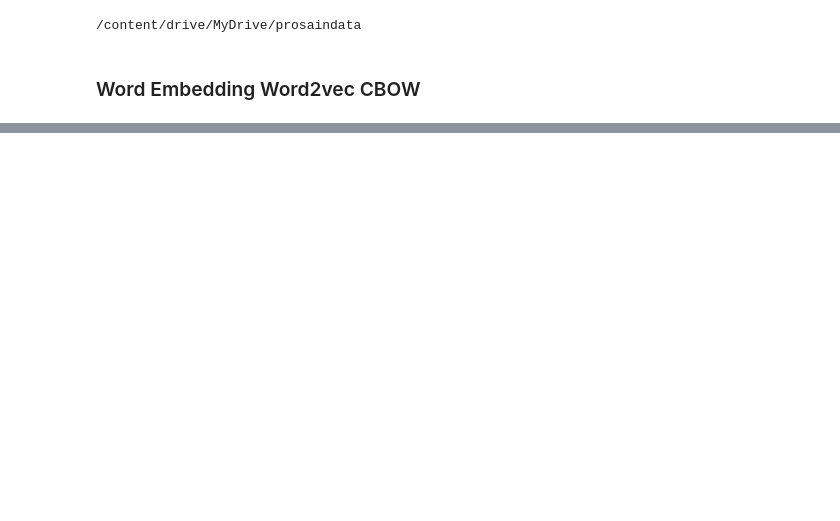
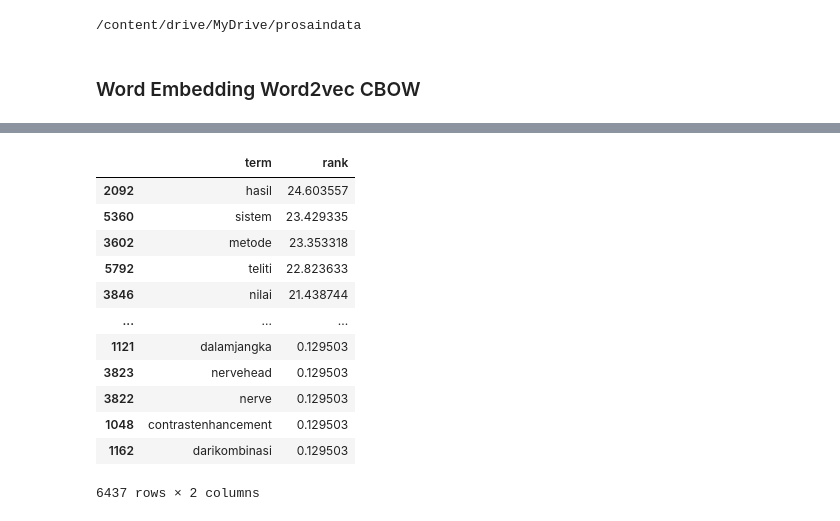
Before and after one commit to ArbilShofiyurrahman/prosaindata, a Jupyter notebook: _sources/tugas-prosaindata/21-016_Arbil Shofiyurrahman_UTS.ipynb, the cells around one changed output, grey strips where cells are left out. Cells and saved outputs as stored; diff of their text form; code cells hidden in the pictures; blank space fills up the shorter version.

```diff
--- a/_sources/tugas-prosaindata/21-016_Arbil Shofiyurrahman_UTS.ipynb
+++ b/_sources/tugas-prosaindata/21-016_Arbil Shofiyurrahman_UTS.ipynb
@@ -459,0 +522,27 @@ sim_words
+# %%
+terms = tf_idf.get_feature_names_out()
+
+# sum tfidf frequency of each term through documents
+sums = tfidf_mat.sum(axis=0)
+
+# connecting term to its sums frequency
+datas = []
+for col, term in enumerate(terms):
+    datas.append((term, sums[col] ))
+
+ranking = pd.DataFrame(datas, columns=['term','rank'])
+ranking.sort_values('rank', ascending=False)
+# %% [output]
+|  | term | rank |
+| 2092 | hasil | 24.603557 |
+| 5360 | sistem | 23.429335 |
+| 3602 | metode | 23.353318 |
+| 5792 | teliti | 22.823633 |
+| 3846 | nilai | 21.438744 |
+| ... | ... | ... |
+| 1121 | dalamjangka | 0.129503 |
+| 3823 | nervehead | 0.129503 |
+| 3822 | nerve | 0.129503 |
+| 1048 | contrastenhancement | 0.129503 |
+| 1162 | darikombinasi | 0.129503 |
+6437 rows × 2 columns
```
Also changed, not shown: parts of 30 cells of this notebook, 21 other files.
